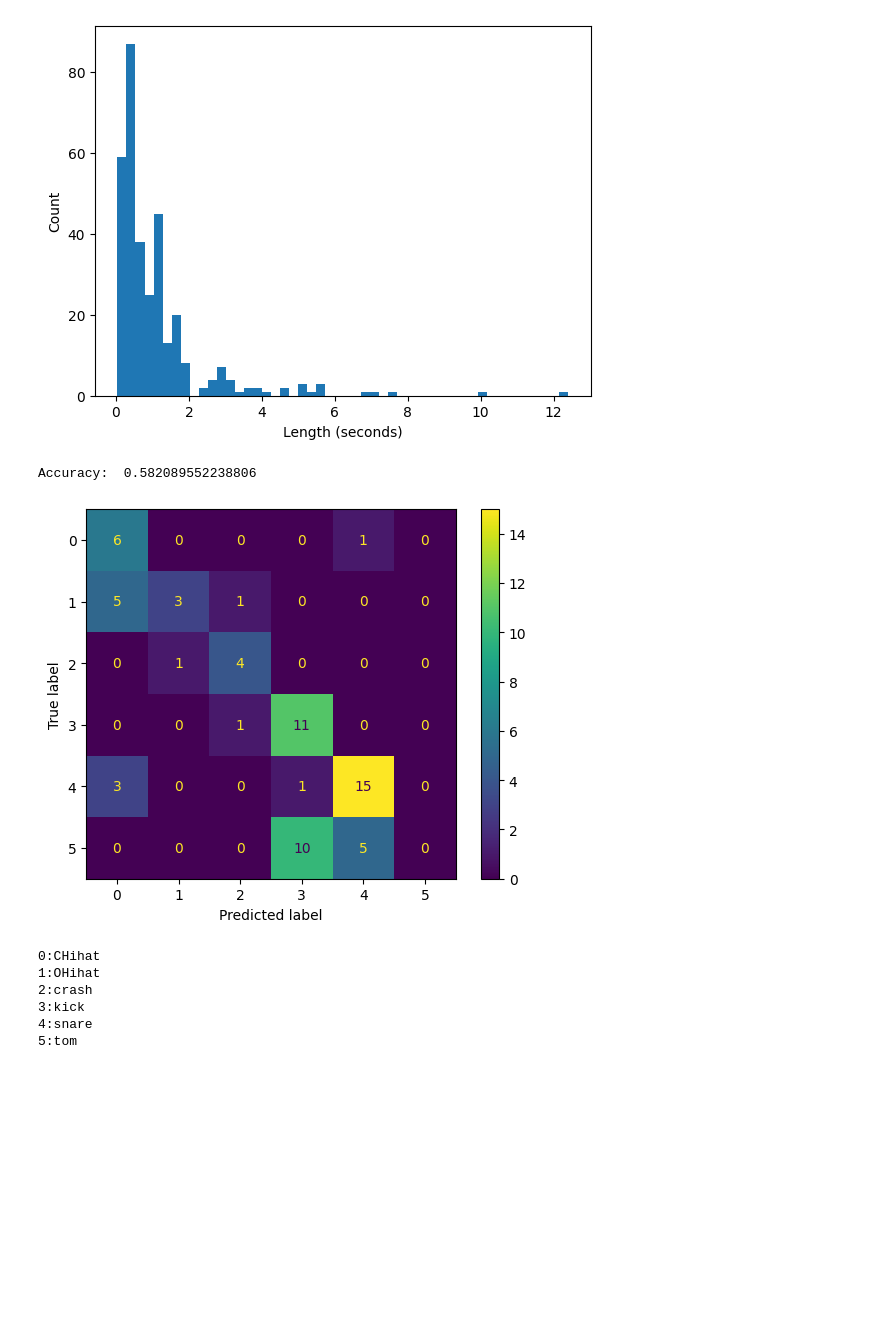
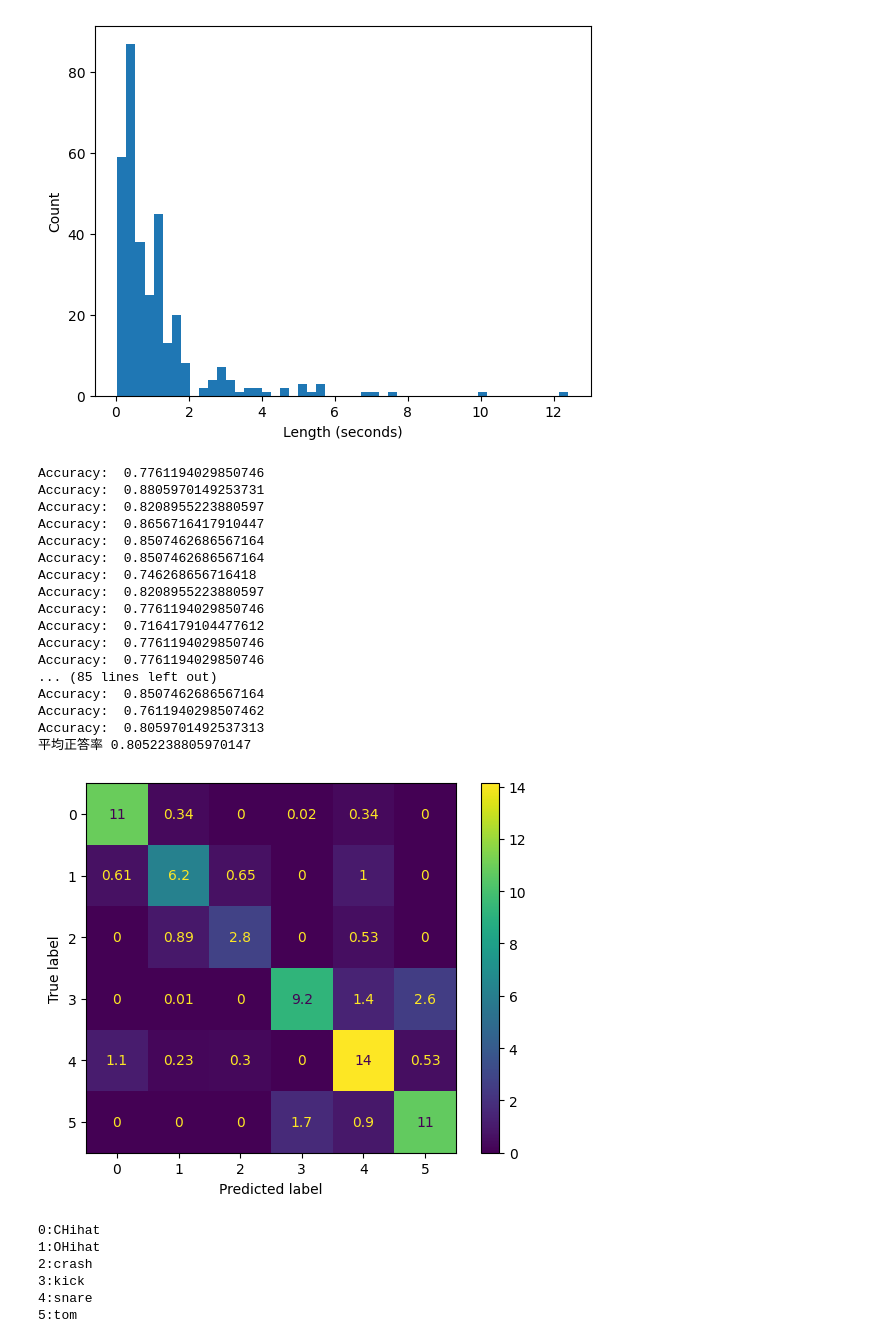
Before and after one commit to tamakoma1129/ClassificationOfDrumSound, a Jupyter notebook: ドラム音源の分類.ipynb, the cells around one changed output. Saved outputs shown, nothing was run; the diff lists cells and outputs as text; code cells hidden in the pictures; blank space fills up the shorter version.

```diff
--- a/ドラム音源の分類.ipynb
+++ b/ドラム音源の分類.ipynb
@@ -64,8 +64,9 @@ import librosa
 from sklearn.metrics import confusion_matrix
 from sklearn.metrics import ConfusionMatrixDisplay
 import matplotlib.pyplot as plt
+import random
 
-max_length = 44100 * 6  # 6秒でパディングするので、44100Hz*6
+max_length = int(44100 * 0.2)  # 今回は6秒でパディングするので、44100Hz*6
 
 def load_and_pad(file_path):
     y, sr = librosa.load(file_path, sr=None)
@@ -83,51 +84,75 @@ labels = []
 base_folder_path = "/content/drive/MyDrive/ドラム音源の分類/data"
 
 # フォルダ内のサブフォルダ（ジャンル）を一つひとつ見ていきます
 for genre_folder in os.listdir(base_folder_path):
     # サブフォルダ内の全ての.wavファイルに対して処理を行います
     for filename in glob.glob(os.path.join(base_folder_path, genre_folder, '*.wav')):
         # 音声ファイルの読み込みとパディング
         y = load_and_pad(filename)
         # MFCCの計算
         mfccs = librosa.feature.mfcc(y=y, sr=44100, n_mfcc=13)
-        data.append(mfccs.flatten())  # SVMは2D入力なので、データをフラット化します
+        data.append(mfccs.flatten())  # SVMの入力に合わせデータをフラット化します
         labels.append(genre_folder)  # フォルダ名（ジャンル名）をラベルとして追加
 
-# ラベル（ジャンル名）を数値に変換します。例えば、'rock' -> 0, 'jazz' -> 1のような変換を行います
+# ラベル（ジャンル名）を数値に変換します。例えば、'CHihat' -> 0, 'OHihat' -> 1のような変換を行います
 encoder = LabelEncoder()
 labels = encoder.fit_transform(labels)
 
-# データとラベルを訓練データとテストデータに分割します
-X_train, X_test, y_train, y_test = train_test_split(data, labels, test_size=0.2, random_state=42)
+accuracy100 = 0
+cm100 = np.zeros((len(encoder.classes_), len(encoder.classes_)))
+for _ in range(100):
+  # データとラベルを訓練データとテストデータに分割します
+  X_train, X_test, y_train, y_test = train_test_split(data, labels, test_size=0.2, random_state=random.randint(1,10000))
 
-# SVMのモデルを作成し、訓練データで学習します
-model = svm.SVC()
-model.fit(X_train, y_train)
+  # SVMのモデルを作成し、訓練データで学習します
+  model = svm.SVC()
+  model.fit(X_train, y_train)
 
-# テストデータでモデルの精度を確認します
-accuracy = model.score(X_test, y_test)
-print("Accuracy: ", accuracy)
+  # テストデータでモデルの精度を確認します
+  accuracy = model.score(X_test, y_test)
+  print("Accuracy: ", accuracy)
+  accuracy100+=accuracy
+  # テストデータの予測値を得ます
+  y_pred = model.predict(X_test)
+
+  # 混同行列を計算し、加算します
+  cm = confusion_matrix(y_test, y_pred)
+  cm100 += cm
 
 
-# テストデータの予測値を得ます
-y_pred = model.predict(X_test)
 
-# 混同行列を計算します
-cm = confusion_matrix(y_test, y_pred)
+print("平均正答率",accuracy100/100)
+# 混同行列の平均を計算します
+cm_avg = cm100 / 100
 
 # 混同行列をプロットします
-disp = ConfusionMatrixDisplay(confusion_matrix=cm,display_labels=model.classes_)
-
+disp = ConfusionMatrixDisplay(confusion_matrix=cm_avg,display_labels=model.classes_)
 disp.plot()
 plt.show()
 cnt=0
 # 各ラベルに対応した名前を表示します
 for i in encoder.classes_:
   print(f"{cnt}:{i}")
   cnt+=1
 # %% [output]
-Accuracy:  0.582089552238806
+Accuracy:  0.7761194029850746
+Accuracy:  0.8805970149253731
+Accuracy:  0.8208955223880597
+Accuracy:  0.8656716417910447
+Accuracy:  0.8507462686567164
+Accuracy:  0.8507462686567164
+Accuracy:  0.746268656716418
+Accuracy:  0.8208955223880597
+Accuracy:  0.7761194029850746
+Accuracy:  0.7164179104477612
+Accuracy:  0.7761194029850746
+Accuracy:  0.7761194029850746
+... (85 lines left out)
+Accuracy:  0.8507462686567164
+Accuracy:  0.7611940298507462
+Accuracy:  0.8059701492537313
+平均正答率 0.8052238805970147
-[figure, old version]
+[figure, new version]
 0:CHihat
 1:OHihat
 2:crash
```
